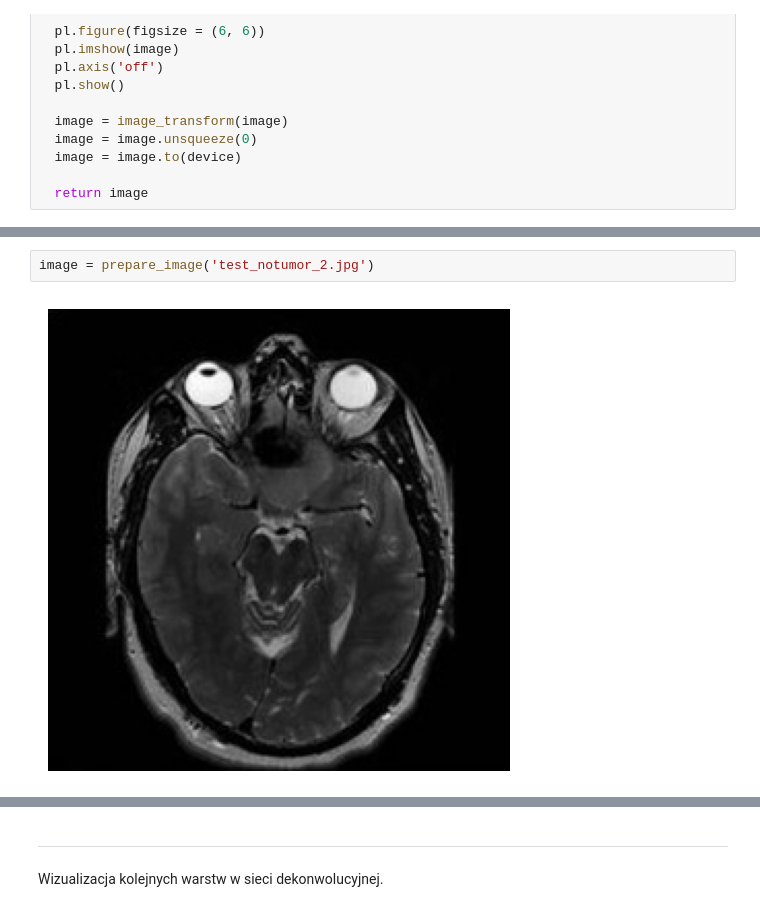
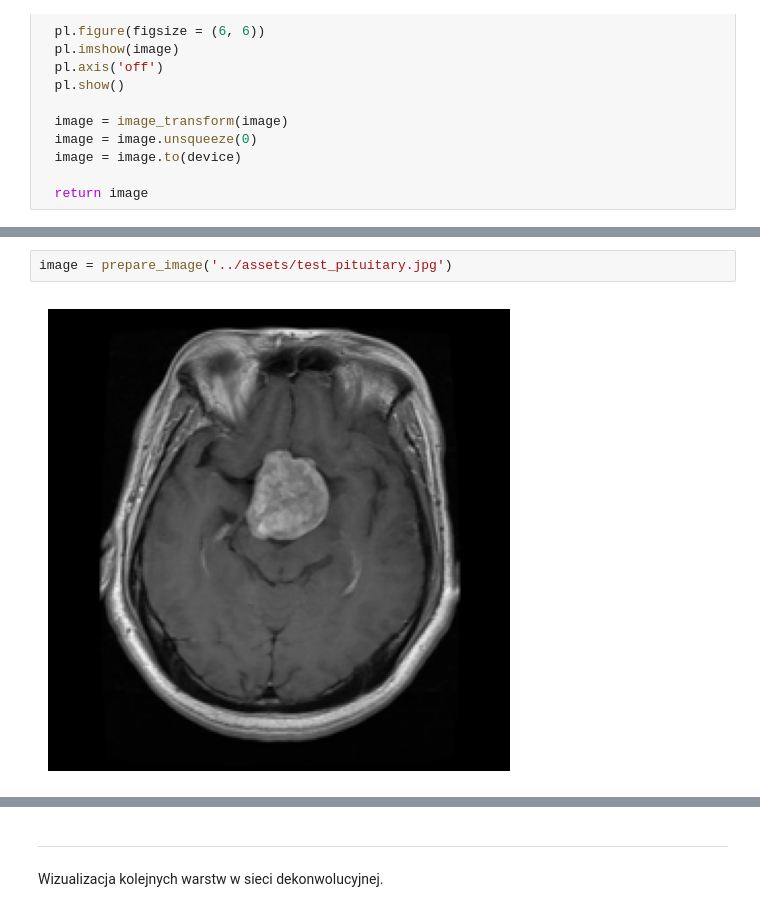
Before and after one commit to M4yfl0w3r/flower-eng-thesis, a Jupyter notebook: src/deconv_cnn.ipynb, the cells around one changed output, grey strips where cells are left out. Saved outputs shown, nothing was run; the diff lists cells and outputs as text.

```diff
--- a/src/deconv_cnn.ipynb
+++ b/src/deconv_cnn.ipynb
@@ -118,9 +117,9 @@ class DeCNN(nn.Module):
       self.batches.append(batch)
     return batch
 # %%
-image = prepare_image('test_notumor_2.jpg')
+image = prepare_image('../assets/test_pituitary.jpg')
 # %% [output]
-[figure, old version]
+[figure, new version]
 # %%
 deconv_net = DeCNN(cnn)
 deconv_net.to(device)
```
Also changed, not shown: parts of 8 cells of this notebook, 4 other files.
